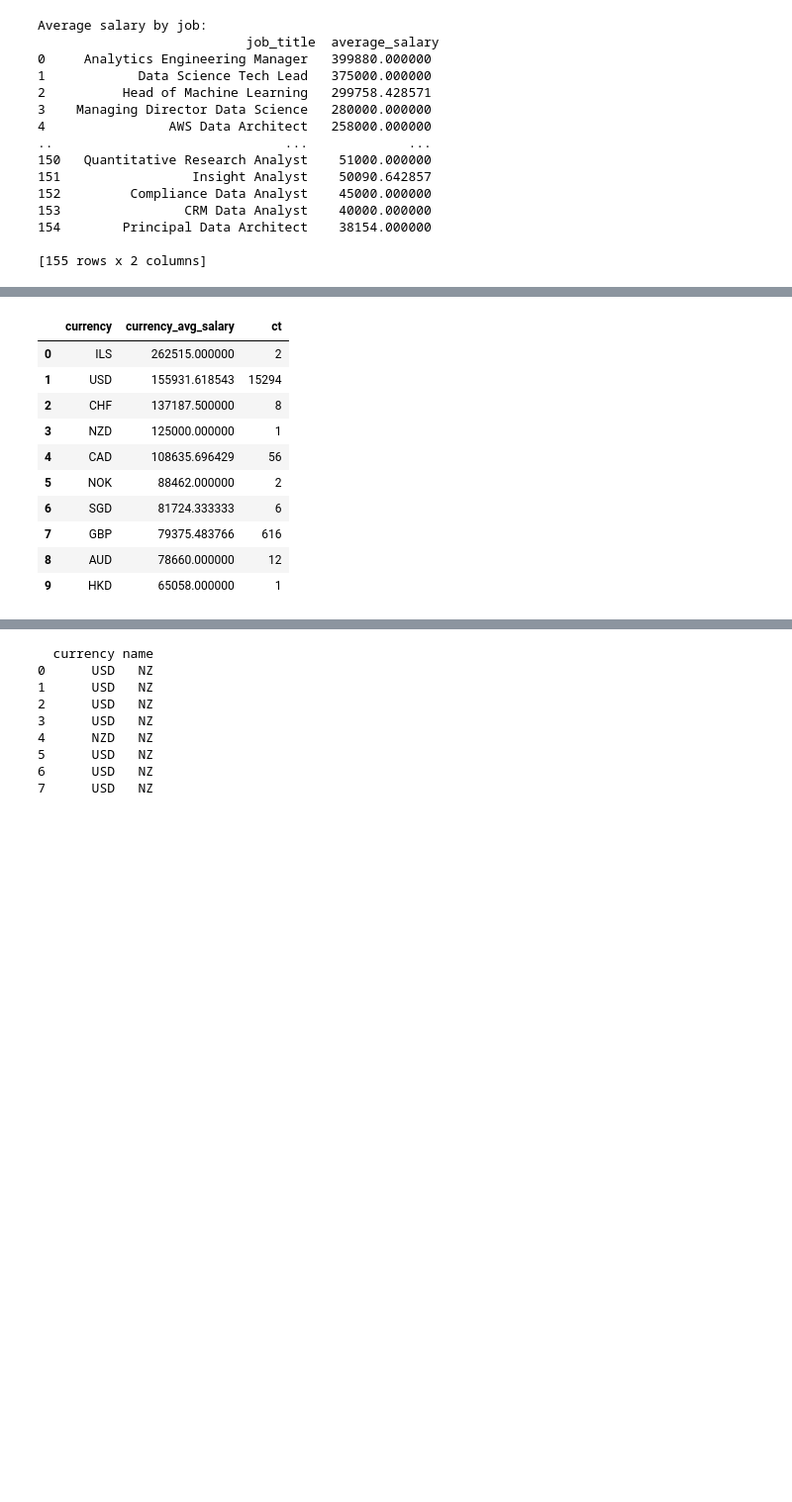
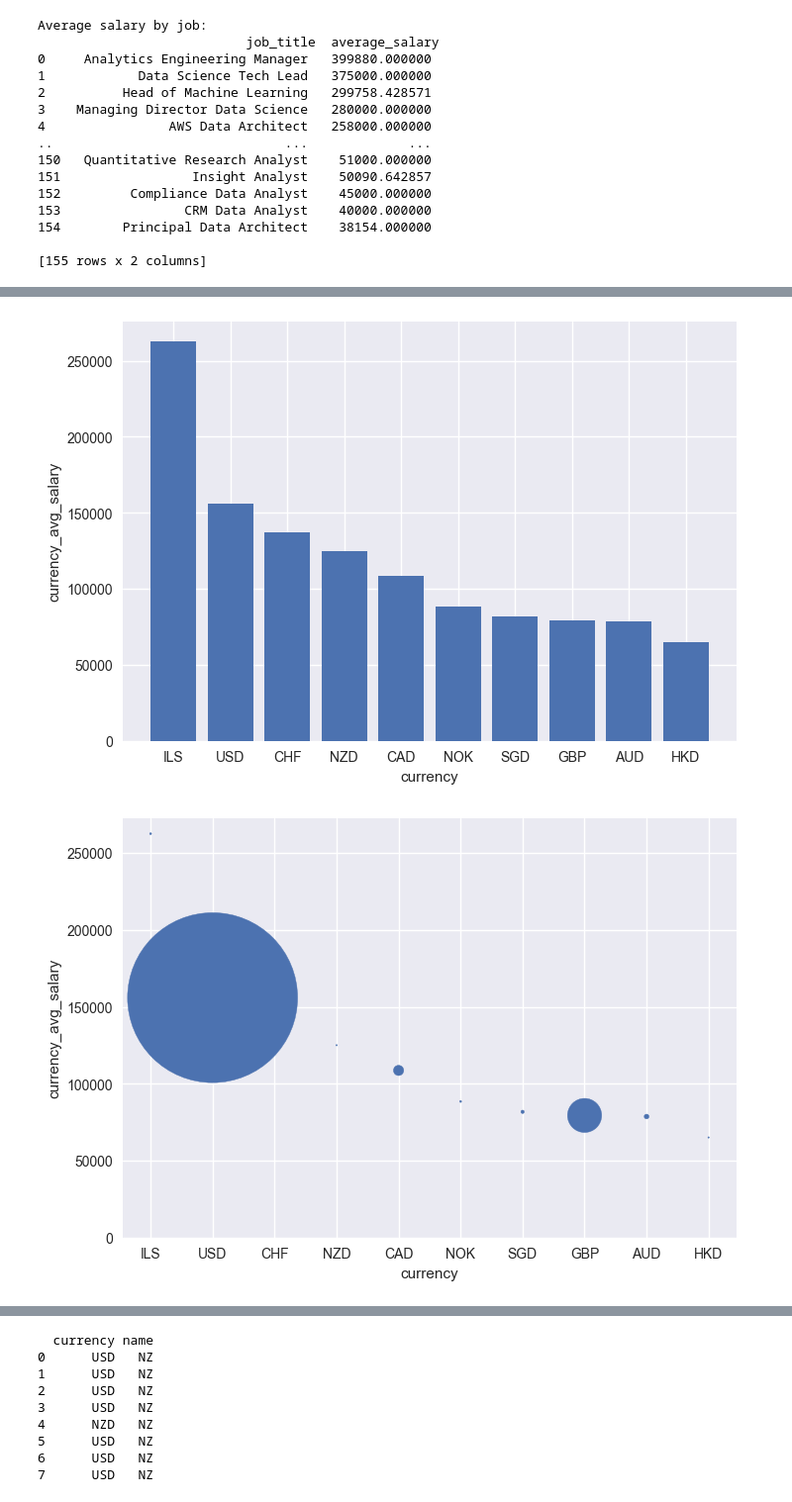
Before and after one commit to AdamYeisley/Group6, a Jupyter notebook: data_analysis.ipynb, the cells around one changed output, grey strips where cells are left out. Shown: that part at 99% size. Cells and saved outputs as stored; diff of their text form; code cells hidden in the pictures; blank space fills up the shorter version.

```diff
--- a/data_analysis.ipynb
+++ b/data_analysis.ipynb
@@ -168,17 +126,8 @@ plt.show()
 # %%
 payByCurrency = pd.read_sql("SELECT currency, AVG(salary_usd) AS currency_avg_salary, COUNT(*) AS ct FROM employee GROUP BY currency ORDER BY currency_avg_salary DESC LIMIT 10", engine)
-payByCurrency.head(10)
+graphIt(payByCurrency)
 # %% [output]
-|  | currency | currency_avg_salary | ct |
-| 0 | ILS | 262515.000000 | 2 |
-| 1 | USD | 155931.618543 | 15294 |
-| 2 | CHF | 137187.500000 | 8 |
-| 3 | NZD | 125000.000000 | 1 |
-| 4 | CAD | 108635.696429 | 56 |
-| 5 | NOK | 88462.000000 | 2 |
-| 6 | SGD | 81724.333333 | 6 |
-| 7 | GBP | 79375.483766 | 616 |
-| 8 | AUD | 78660.000000 | 12 |
-| 9 | HKD | 65058.000000 | 1 |
+[figure, added]
+[figure, added]
 # %%
 payByCurrencyRevised = pd.read_sql("SELECT currency, AVG(salary_usd) AS currency_avg_salary, COUNT(*) AS ct FROM employee GROUP BY currency HAVING COUNT(*) > 5 ORDER BY currency_avg_salary DESC LIMIT 10", engine)
```
Also changed, not shown: parts of 7 cells of this notebook.
